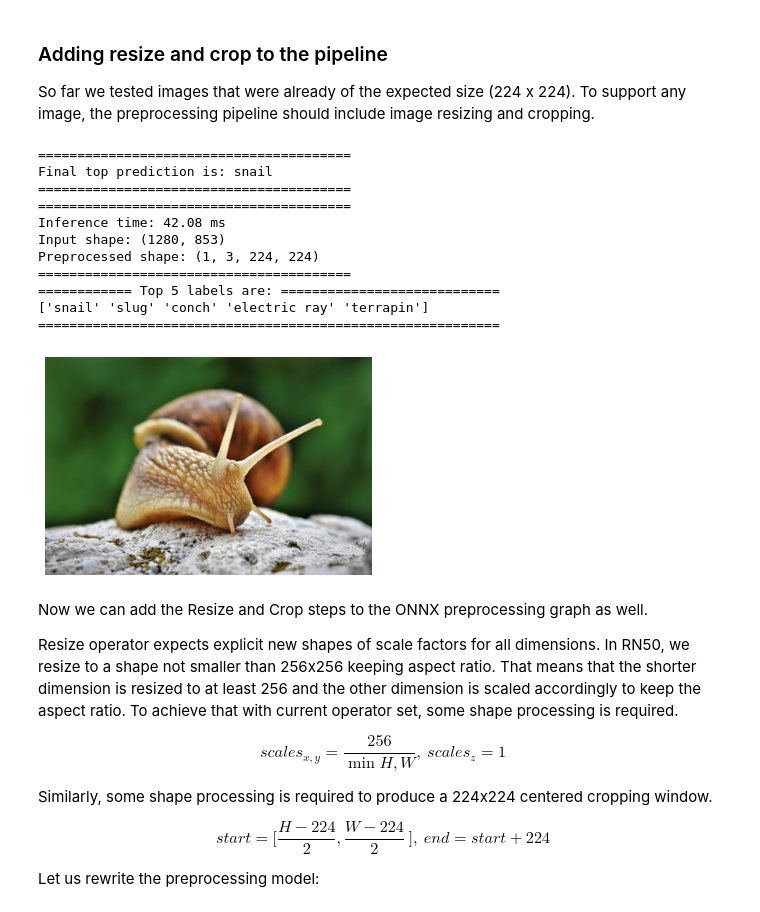
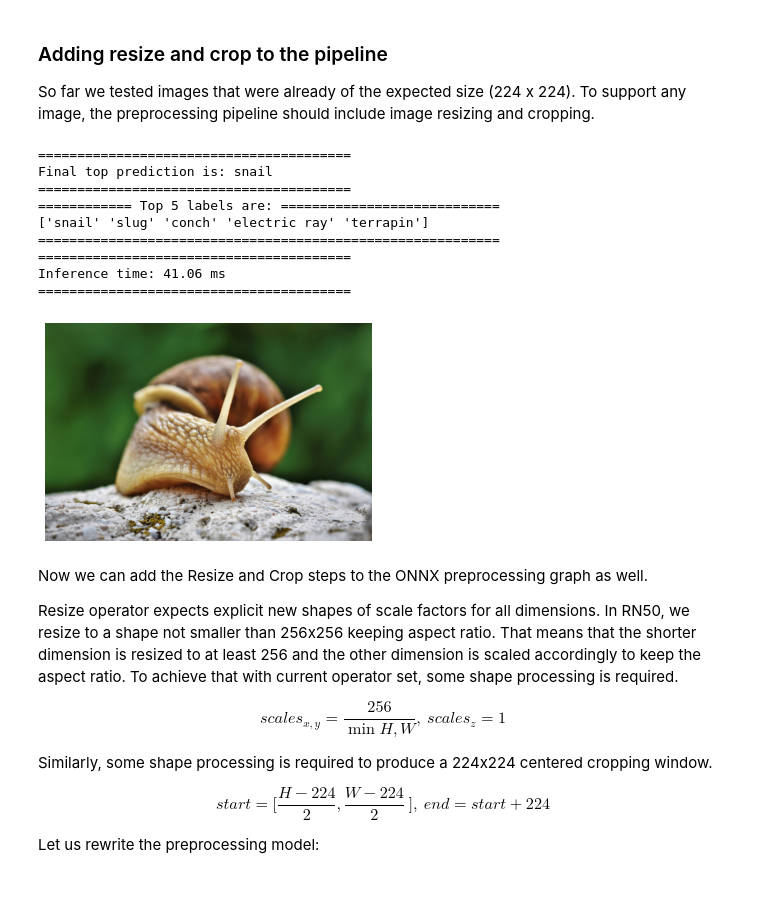
Before and after one commit to onnx/working-groups, a Jupyter notebook: preprocessing/notebooks/preprocessing-rn50/resnet50_modelzoo_onnxruntime_inference_onnx_preprocessing_poc.ipynb, the cells around one changed output. Saved outputs shown, nothing was run; the diff lists cells and outputs as text; code cells hidden in the pictures.

```diff
--- a/preprocessing/notebooks/preprocessing-rn50/resnet50_modelzoo_onnxruntime_inference_onnx_preprocessing_poc.ipynb
+++ b/preprocessing/notebooks/preprocessing-rn50/resnet50_modelzoo_onnxruntime_inference_onnx_preprocessing_poc.ipynb
@@ -364,48 +349,27 @@ def preprocess(image):
     # add batch channel
     norm_img_data = norm_img_data.reshape(1, 3, 224, 224).astype('float32')
     return norm_img_data
-# %%
-image = Image.open('images/snail-4345504_1280.jpg')
-
-start = time.time()
-input_data = preprocess(np.array(image))
-raw_result = session.run([], {'data': input_data})
-end = time.time()
-res = postprocess(raw_result)
-
-inference_time = np.round((end - start) * 1000, 2)
-idx = np.argmax(res)
-
-print('========================================')
-print('Final top prediction is: ' + labels[idx])
-print('========================================')
-
-print('========================================')
-print('Inference time: ' + str(inference_time) + " ms")
-print('Input shape: ' + str(image.size))
-print('Preprocessed shape: ' + str(input_data.shape))
-print('========================================')
-
-sort_idx = np.flip(np.squeeze(np.argsort(res)))
-print('============ Top 5 labels are: ============================')
-print(labels[sort_idx[:5]])
-print('===========================================================')
-
-plt.axis('off')
-display_image = plt.imshow(image)
-# %% [output]
-========================================
-Final top prediction is: snail
-========================================
-========================================
-Inference time: 42.08 ms
-Input shape: (1280, 853)
-Preprocessed shape: (1, 3, 224, 224)
-========================================
-============ Top 5 labels are: ============================
-['snail' 'slug' 'conch' 'electric ray' 'terrapin']
-===========================================================
-[figure, removed]
+# %%
+image = Image.open('images/snail-4345504_1280.jpg')
+
+start = time.time()
+input_data = preprocess(np.array(image))
+raw_result = session.run([], {'data': input_data})
+end = time.time()
+
+predict(raw_result)
+display_time(start, end)
+# %% [output]
+========================================
+Final top prediction is: snail
+========================================
+============ Top 5 labels are: ============================
+['snail' 'slug' 'conch' 'electric ray' 'terrapin']
+===========================================================
+========================================
+Inference time: 41.06 ms
+========================================
+[figure, added]
 # %% [markdown]
 Now we can add the Resize and Crop steps to the ONNX preprocessing graph as well.
 
```
Also changed, not shown: parts of 19 cells of this notebook.
